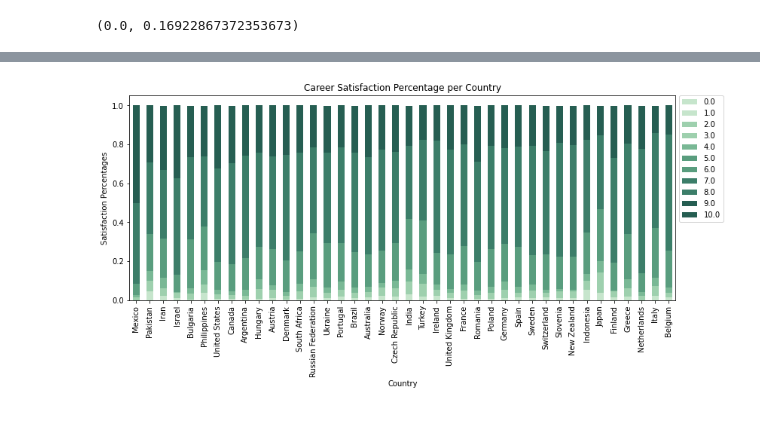
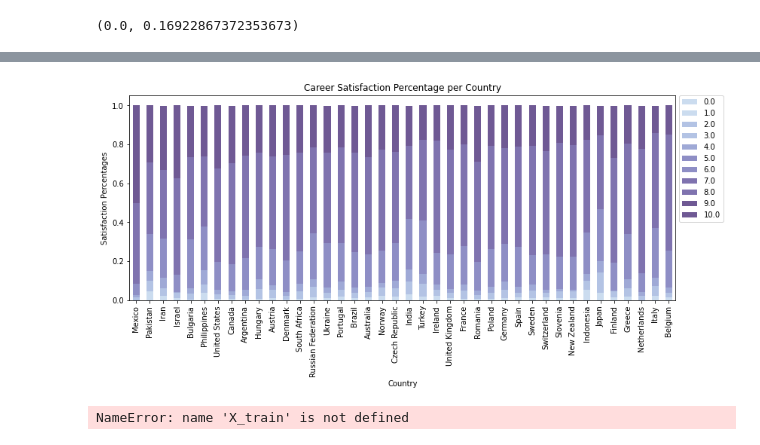
Before and after one commit to LobnaHegazy/Data-Scientist---Udacity, a Jupyter notebook: Project 1 - Data Science Blog Post/Project 1 - Data Science Blog Post.ipynb, the cells around one changed output, grey strips where cells are left out. Cells and saved outputs as stored; diff of their text form; code cells hidden in the pictures.

```diff
--- a/Project 1 - Data Science Blog Post/Project 1 - Data Science Blog Post.ipynb
+++ b/Project 1 - Data Science Blog Post/Project 1 - Data Science Blog Post.ipynb
@@ -116,7 +116,8 @@ careerSat_df.plot()
 # %%
 # Filtered the data so it only contains the survey result from the top 30 country based on the total respondents
 careerSat_df = df.dropna(subset=['CareerSatisfaction'], how='any')
-top_40_country = list(careerSat_df['Country'].value_counts().head(50).index)
+top_country = list(careerSat_df['Country'].value_counts().head(40).index)
+filtered_developer_data = careerSat_df[careerSat_df['Country'].isin(top_country)]
 aggregated_data = filtered_developer_data.groupby(['Country','CareerSatisfaction'], as_index=False)['Respondent'].count()
 total_respondents_per_country = careerSat_df['Country'].value_counts()
 aggregated_data['Respondent Percentage'] = aggregated_data \
@@ -149,12 +150,12 @@ pivoted_data
 # %%
 # Visualize the data
 pivoted_data.plot(kind='bar',
                   stacked=True,
-                  colormap=ListedColormap(sns.color_palette("ch:2.5,-.2,dark=.3")),
+                  colormap=ListedColormap(sns.color_palette("ch:3.5,-.3,dark=.4")),
                   figsize=(13,5))
 plt.legend(loc="upper left", bbox_to_anchor=(1,1.02))
 plt.ylabel('Satisfaction Percentages')
 plt.title('Career Satisfaction Percentage per Country')
 plt.show()
 # %% [output]
-[figure, old version]
+[figure, new version]
@@ -160,0 +191,6 @@ plt.show()
+# %%
+print(X_train.shape[1]) #Number of columns
+print(r2_scores_test[np.argmax(r2_scores_test)]) # The model we should implement test_r2
+print(r2_scores_train[np.argmax(r2_scores_test)]) # The model we should implement train_r2
+# %% [output]
+NameError: name 'X_train' is not defined
```
Also changed, not shown: parts of 4 cells of this notebook, 1 other file.
